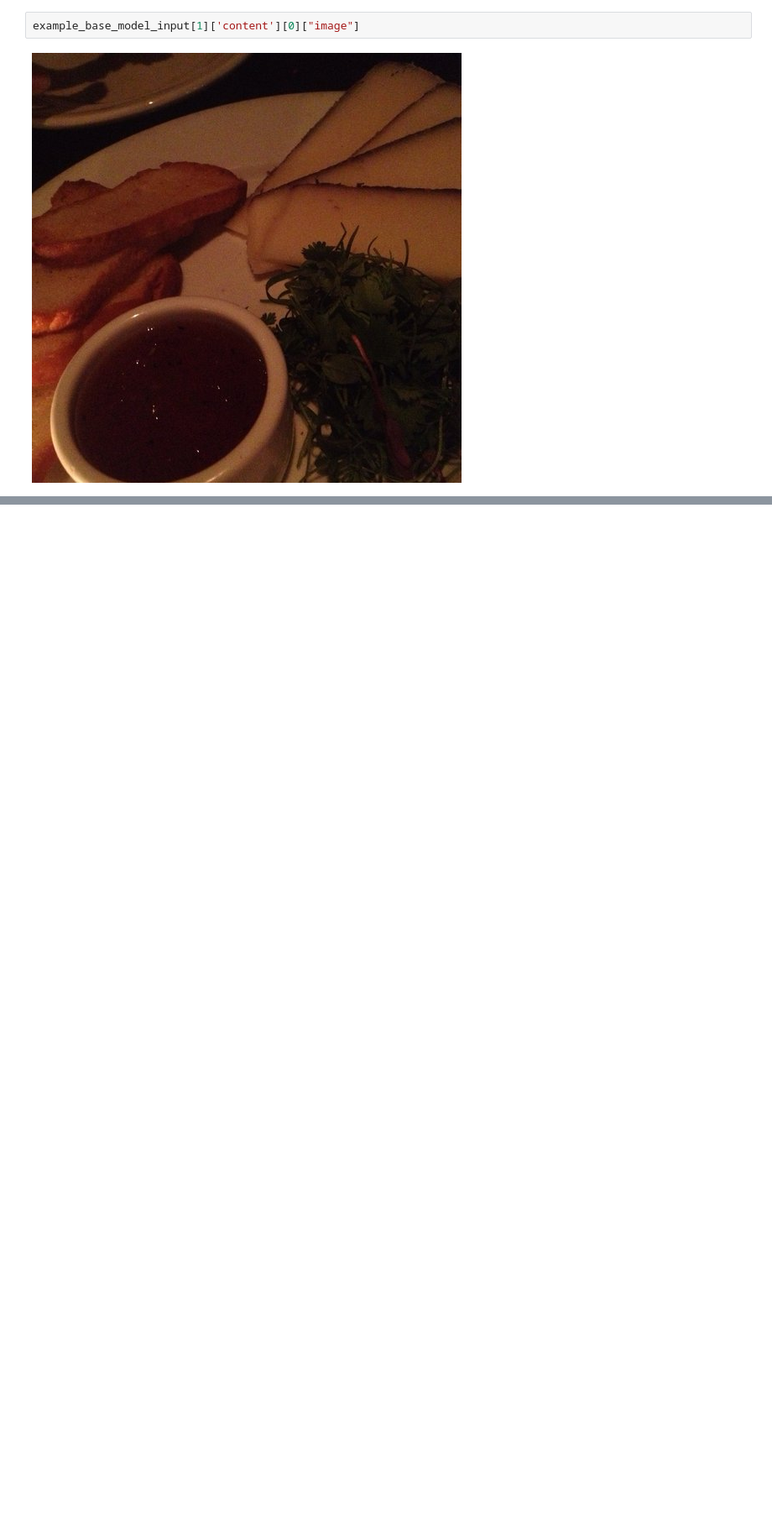
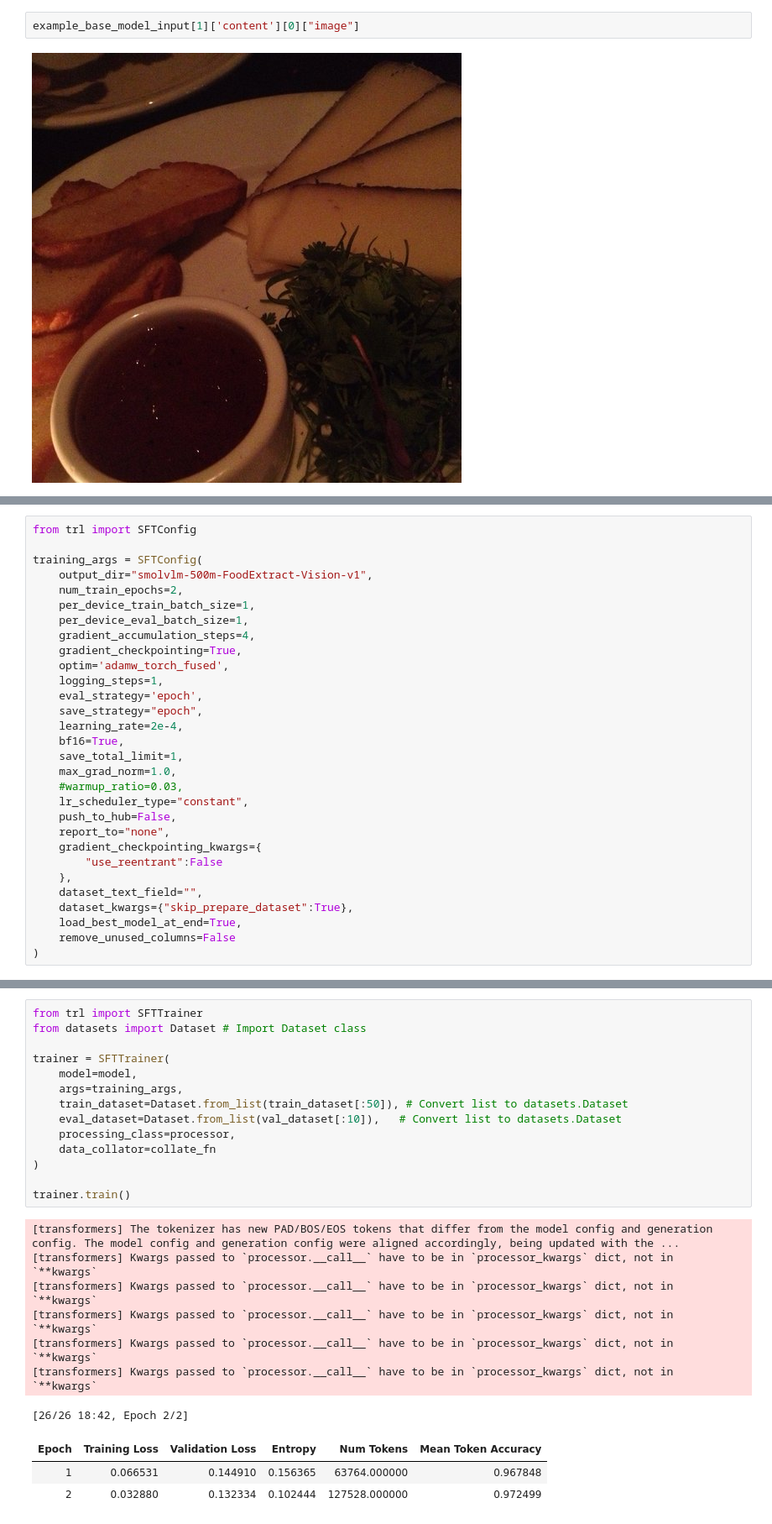
Before and after one commit to Alriyan1/fine-tune-VLM, a Jupyter notebook: main.ipynb, the cells around one changed output, grey strips where cells are left out. Shown at 84% size. Saved outputs shown, nothing was run; the diff lists cells and outputs as text; blank space fills up the shorter version.

```diff
--- a/main.ipynb
+++ b/main.ipynb
@@ -245,0 +419,30 @@ processor = AutoProcessor.from_pretrained(MODEL_ID)
+# %%
+from trl import SFTConfig
+
+training_args = SFTConfig(
+    output_dir="smolvlm-500m-FoodExtract-Vision-v1",
+    num_train_epochs=2,
+    per_device_train_batch_size=1,
+    per_device_eval_batch_size=1,
+    gradient_accumulation_steps=4,
+    gradient_checkpointing=True,
+    optim='adamw_torch_fused',
+    logging_steps=1,
+    eval_strategy='epoch',
+    save_strategy="epoch",
+    learning_rate=2e-4,
+    bf16=True,
+    save_total_limit=1,
+    max_grad_norm=1.0,
+    #warmup_ratio=0.03,
+    lr_scheduler_type="constant",
+    push_to_hub=False,
+    report_to="none",
+    gradient_checkpointing_kwargs={
+        "use_reentrant":False
+    },
+    dataset_text_field="",
+    dataset_kwargs={"skip_prepare_dataset":True},
+    load_best_model_at_end=True,
+    remove_unused_columns=False
+)
@@ -245,0 +453,25 @@ processor = AutoProcessor.from_pretrained(MODEL_ID)
+# %%
+from trl import SFTTrainer
+from datasets import Dataset # Import Dataset class
+
+trainer = SFTTrainer(
+    model=model,
+    args=training_args,
+    train_dataset=Dataset.from_list(train_dataset[:50]), # Convert list to datasets.Dataset
+    eval_dataset=Dataset.from_list(val_dataset[:10]),   # Convert list to datasets.Dataset
+    processing_class=processor,
+    data_collator=collate_fn
+)
+
+trainer.train()
+# %% [output]
+[transformers] The tokenizer has new PAD/BOS/EOS tokens that differ from the model config and generation config. The model config and generation config were aligned accordingly, being updated with the ...
+[transformers] Kwargs passed to `processor.__call__` have to be in `processor_kwargs` dict, not in `**kwargs`
+[transformers] Kwargs passed to `processor.__call__` have to be in `processor_kwargs` dict, not in `**kwargs`
+[transformers] Kwargs passed to `processor.__call__` have to be in `processor_kwargs` dict, not in `**kwargs`
+[transformers] Kwargs passed to `processor.__call__` have to be in `processor_kwargs` dict, not in `**kwargs`
+[transformers] Kwargs passed to `processor.__call__` have to be in `processor_kwargs` dict, not in `**kwargs`
+[26/26 18:42, Epoch 2/2]
+| Epoch | Training Loss | Validation Loss | Entropy | Num Tokens | Mean Token Accuracy |
+| 1 | 0.066531 | 0.144910 | 0.156365 | 63764.000000 | 0.967848 |
+| 2 | 0.032880 | 0.132334 | 0.102444 | 127528.000000 | 0.972499 |
```
Also changed, not shown: parts of 21 cells of this notebook, 1 other file.
